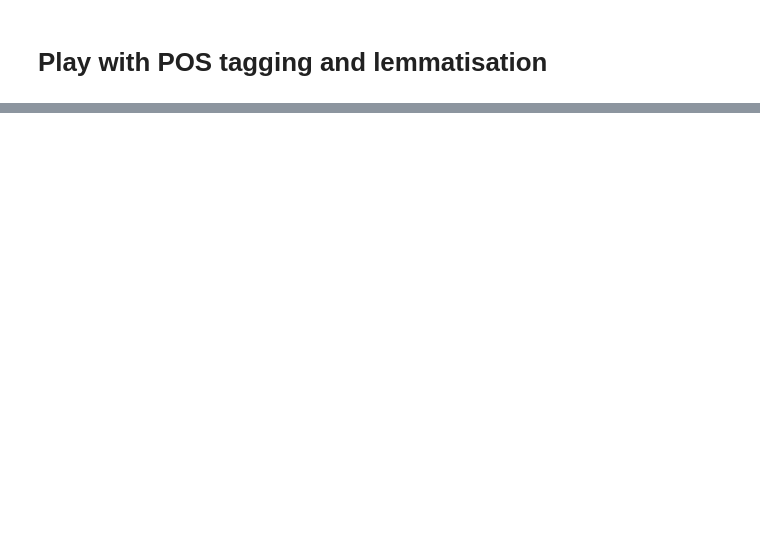
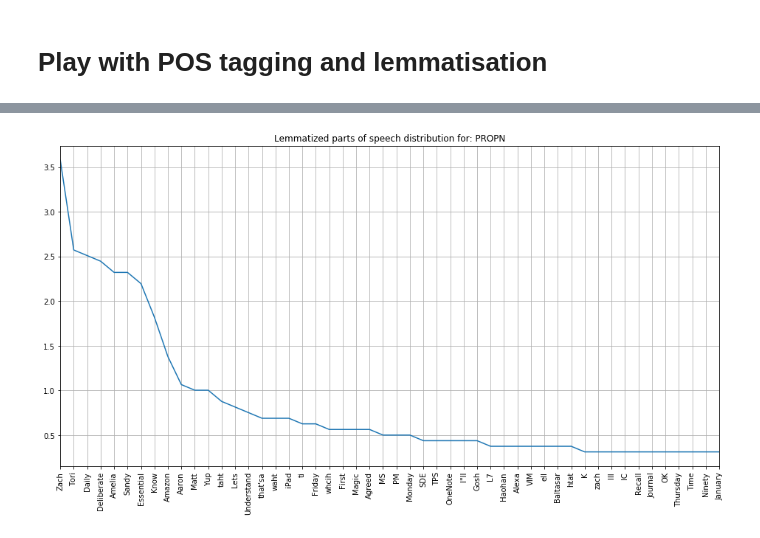
Before and after one commit to idvorkin/jupyter, a Jupyter notebook: PlayNLP.ipynb, the cells around one changed output, grey strips where cells are left out. Cells and saved outputs as stored; diff of their text form; code cells hidden in the pictures; blank space fills up the shorter version.

```diff
--- a/PlayNLP.ipynb
+++ b/PlayNLP.ipynb
@@ -122,9 +133,12 @@ pd["pos"].value_counts(normalize=True).apply(lambda r: r*100) \
 # %%
 #interesting =  [token for token in  doc]
 # Parts of speech: https://spacy.io/usage/linguistic-features
-interesting_pos = "NOUN VERB ADJ ADV"
+# interesting_pos = "PROPN"
+interesting_pos = "PROPN"
 interesting_pos_set = set(interesting_pos.split())
 interesting =  [token for token in  doc if token.pos_ in interesting_pos_set]
 #interesting = [ token for token in doc if token.pos_ != "PUNCT" and token.pos_ != "SYM" and len(token.text) > 3]
-interesting_words = [token.text for token in interesting ]
-GraphWordDistribution(interesting_words, title=f"Lemmatized parts of speech distribution for: {interesting_pos}", skip=0, length=50)
+interesting_words = [token.lemma_ for token in interesting ]
+GraphWordDistribution(interesting_words, title=f"Lemmatized parts of speech distribution for: {interesting_pos}", skip=0, length=50 )
+# %% [output]
+[figure, added]
```
Also changed, not shown: parts of 8 cells of this notebook.
